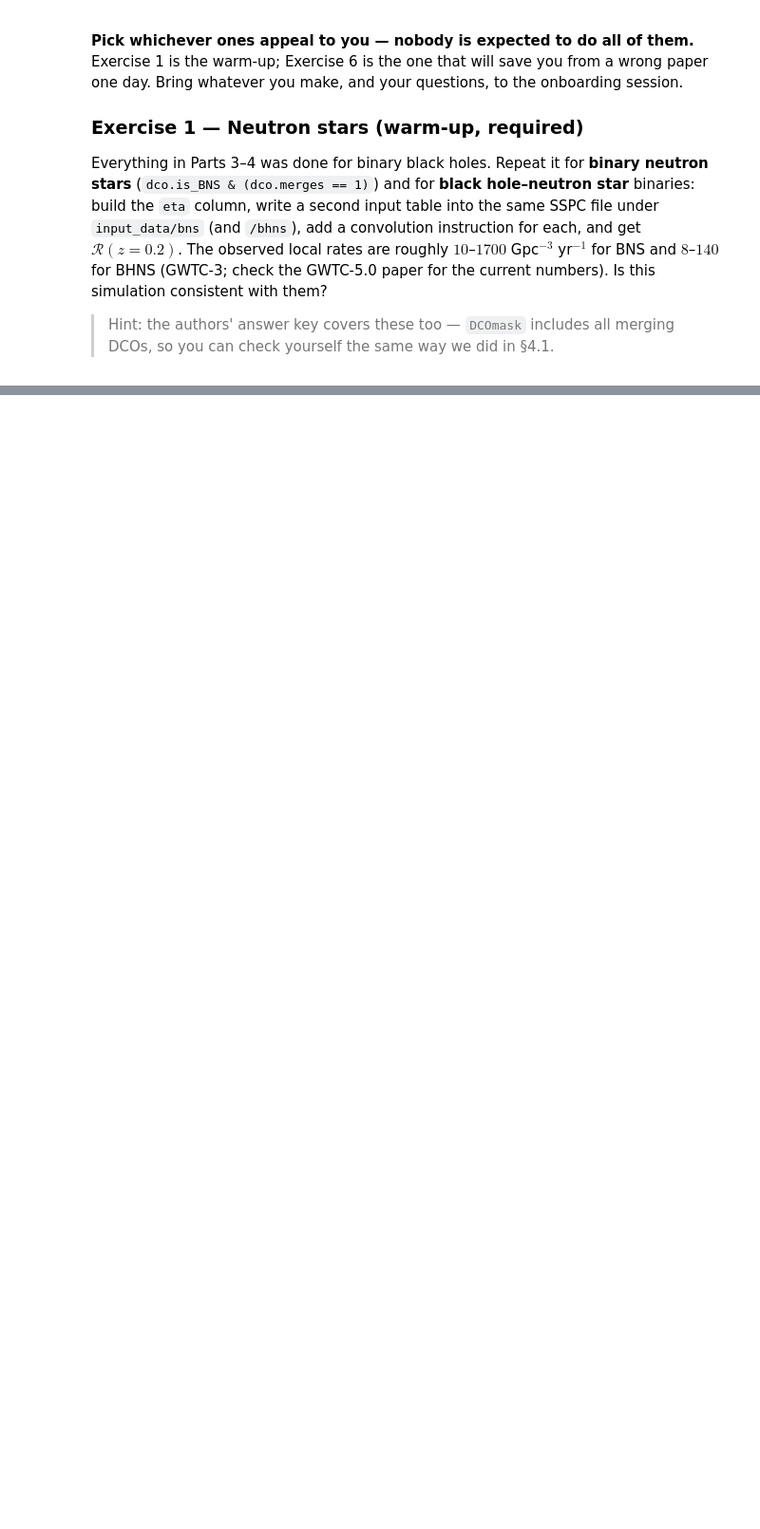
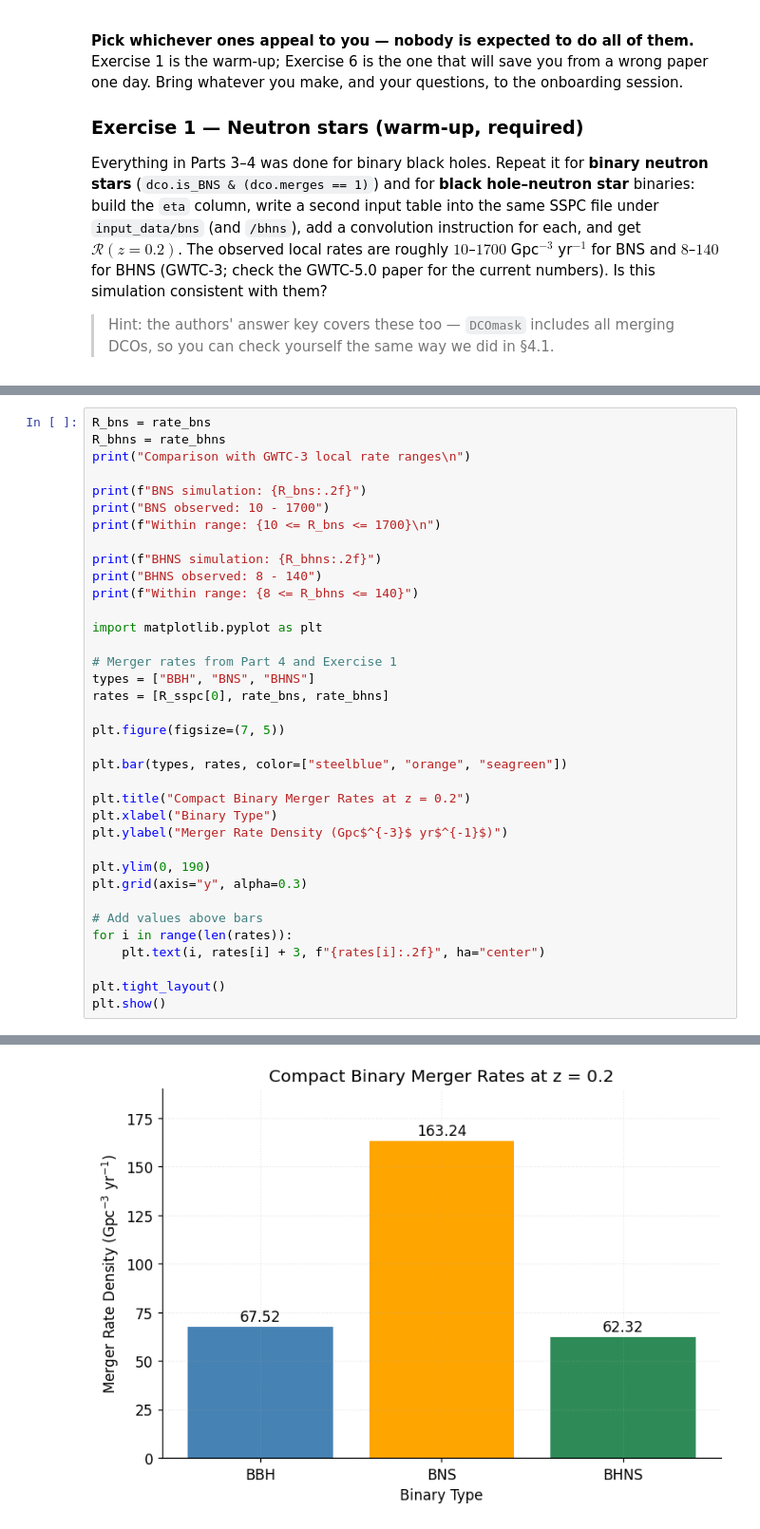
Before and after one commit to jasonyuki71/GROWL-catalog-public, a Jupyter notebook: onboarding_growl/tutorial_3_cosmic_integration_predicting_merger_rates.ipynb, the cells around one changed output, grey strips where cells are left out. Shown at 95% size. Saved outputs shown, nothing was run; the diff lists cells and outputs as text; blank space fills up the shorter version.

```diff
--- a/onboarding_growl/tutorial_3_cosmic_integration_predicting_merger_rates.ipynb
+++ b/onboarding_growl/tutorial_3_cosmic_integration_predicting_merger_rates.ipynb
@@ -1728,0 +1878,37 @@ GWTC-5.0 paper for the current numbers). Is this simulation consistent with them
+# %%
+R_bns = rate_bns
+R_bhns = rate_bhns
+print("Comparison with GWTC-3 local rate ranges\n")
+
+print(f"BNS simulation: {R_bns:.2f}")
+print("BNS observed: 10 - 1700")
+print(f"Within range: {10 <= R_bns <= 1700}\n")
+
+print(f"BHNS simulation: {R_bhns:.2f}")
+print("BHNS observed: 8 - 140")
+print(f"Within range: {8 <= R_bhns <= 140}")
+
+import matplotlib.pyplot as plt
+
+# Merger rates from Part 4 and Exercise 1
+types = ["BBH", "BNS", "BHNS"]
+rates = [R_sspc[0], rate_bns, rate_bhns]
+
+plt.figure(figsize=(7, 5))
+
+plt.bar(types, rates, color=["steelblue", "orange", "seagreen"])
+
+plt.title("Compact Binary Merger Rates at z = 0.2")
+plt.xlabel("Binary Type")
+plt.ylabel("Merger Rate Density (Gpc$^{-3}$ yr$^{-1}$)")
+
+plt.ylim(0, 190)
+plt.grid(axis="y", alpha=0.3)
+
+# Add values above bars
+for i in range(len(rates)):
+    plt.text(i, rates[i] + 3, f"{rates[i]:.2f}", ha="center")
+
+plt.tight_layout()
+plt.show()
+# %% [output]
@@ -1728,0 +1924 @@ GWTC-5.0 paper for the current numbers). Is this simulation consistent with them
+[figure, added]
```
Also changed, not shown: parts of 27 cells of this notebook, 1 other file.
